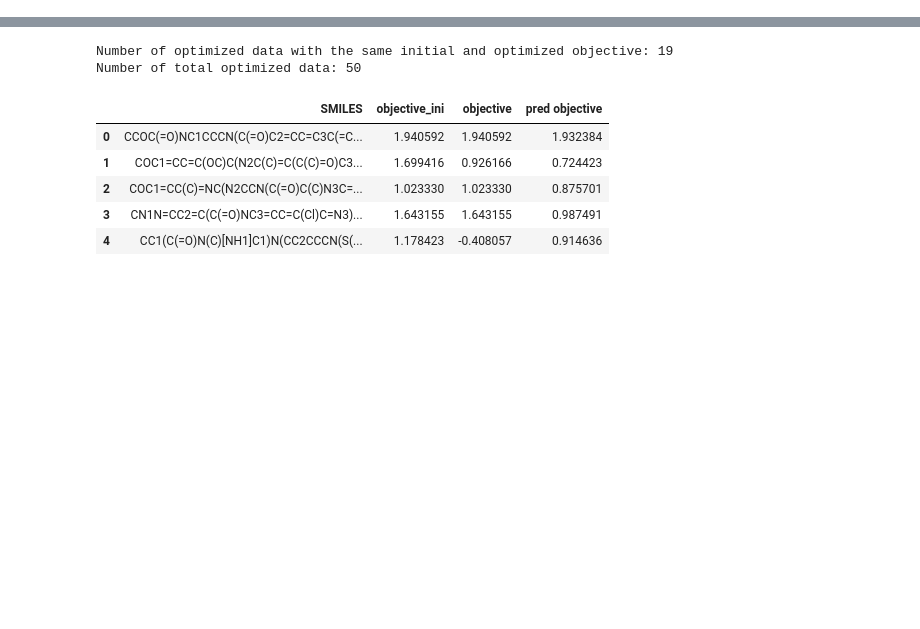
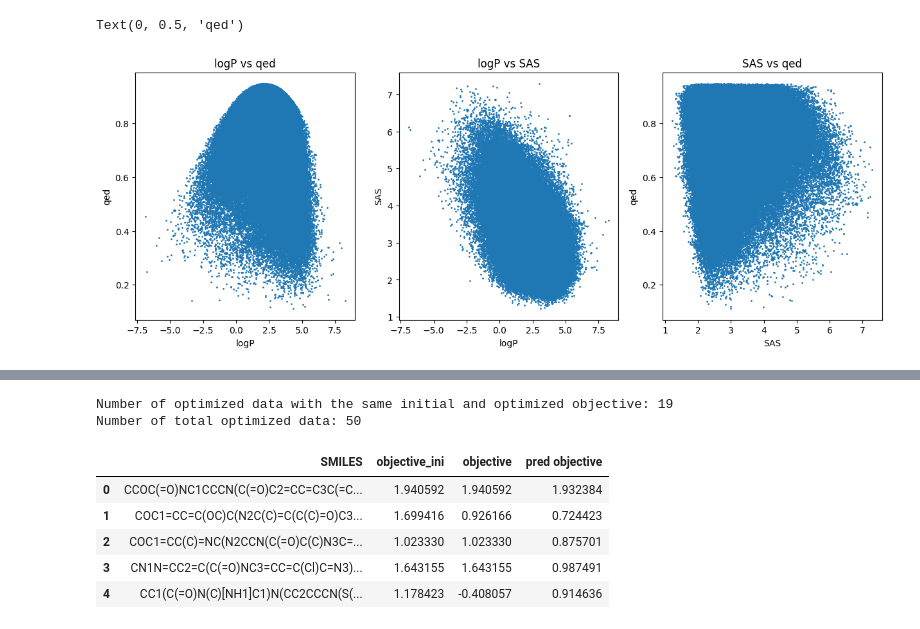
Before and after one commit to sunghwanism/NewMoses, a Jupyter notebook: notebooks/create_data_for_opt.ipynb, the cells around one changed output, grey strips where cells are left out. Saved outputs shown, nothing was run; the diff lists cells and outputs as text; code cells hidden in the pictures; blank space fills up the shorter version.

```diff
--- a/notebooks/create_data_for_opt.ipynb
+++ b/notebooks/create_data_for_opt.ipynb
@@ -41,2 +47,22 @@ save_path = '../checkpoints/optimize_gpr/'
+# %%
+# plot 3 subplots with scatter plot of x as logP, qed, sas and y as obj
+fig, axs = plt.subplots(1, 3, figsize=(15, 5))
+axs[0].scatter(df['logP'], df['qed'], s=1)
+axs[0].set_title('logP vs qed')
+axs[0].set_xlabel('logP')
+axs[0].set_ylabel('qed')
+
+axs[1].scatter(df['logP'], df['SAS'], s=1)
+axs[1].set_title('logP vs SAS')
+axs[1].set_xlabel('logP')
+axs[1].set_ylabel('SAS')
+
+axs[2].scatter(df['SAS'], df['qed'], s=1)
+axs[2].set_title('SAS vs qed')
+axs[2].set_xlabel('SAS')
+axs[2].set_ylabel('qed')
+# %% [output]
+Text(0, 0.5, 'qed')
+[figure, added]
 # %%
 ## create dataframe with data for GPR fitting (training)
```
Also changed, not shown: parts of 7 cells of this notebook.
